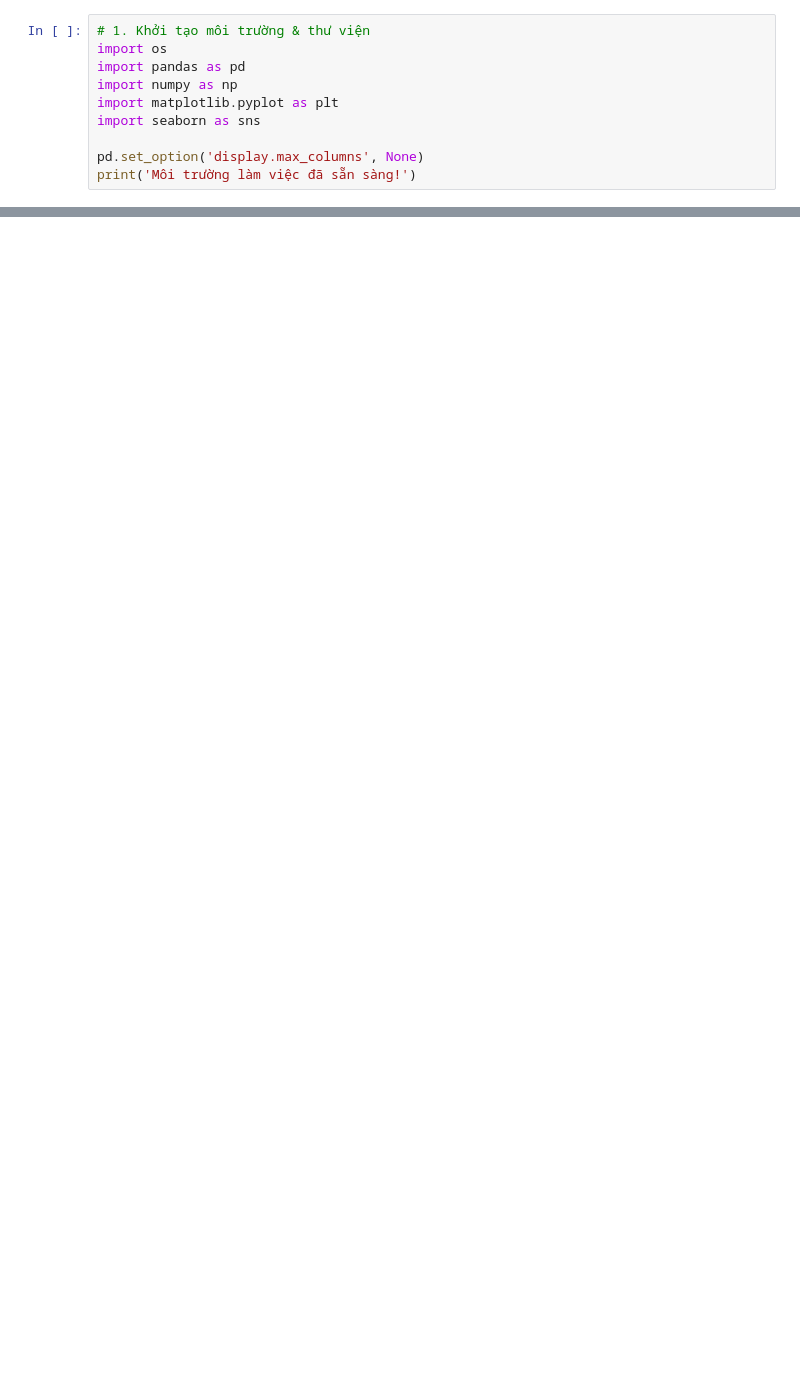
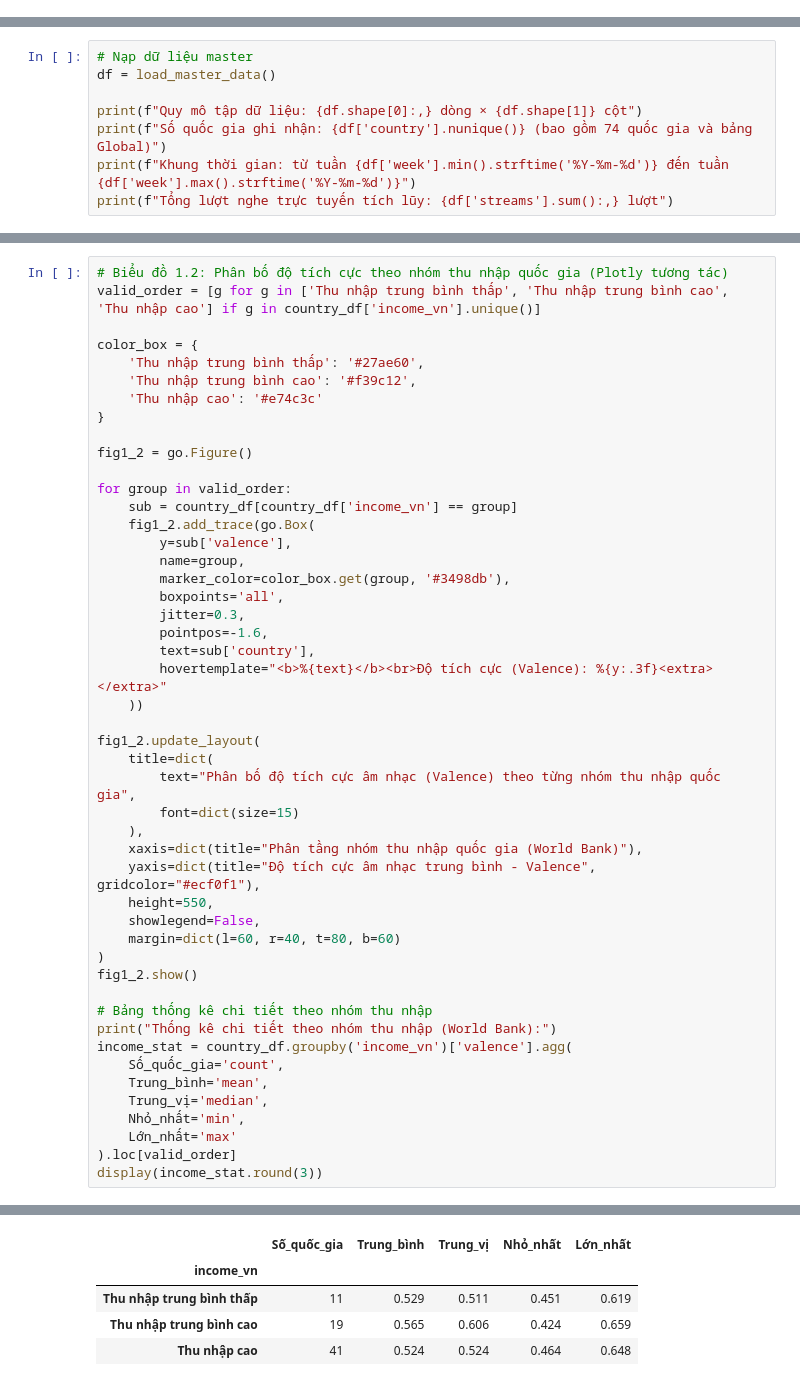
Before and after one commit to lyhiahan/Spotify_Audio_Trends_Analytics, a Jupyter notebook: notebooks/04_story.ipynb, the cells around one changed output, grey strips where cells are left out. Drawn from its saved outputs; the diff is of its cells as text; blank space fills up the shorter version.

Commit message:
Bổ sung data thô

```diff
--- a/notebooks/04_story.ipynb
+++ b/notebooks/04_story.ipynb
@@ -16,10 +0,0 @@
-# %%
-# 1. Khởi tạo môi trường & thư viện
-import os
-import pandas as pd
-import numpy as np
-import matplotlib.pyplot as plt
-import seaborn as sns
-
-pd.set_option('display.max_columns', None)
-print('Môi trường làm việc đã sẵn sàng!')
@@ -25,0 +63,8 @@ print('Môi trường làm việc đã sẵn sàng!')
+# %%
+# Nạp dữ liệu master
+df = load_master_data()
+
+print(f"Quy mô tập dữ liệu: {df.shape[0]:,} dòng × {df.shape[1]} cột")
+print(f"Số quốc gia ghi nhận: {df['country'].nunique()} (bao gồm 74 quốc gia và bảng Global)")
+print(f"Khung thời gian: từ tuần {df['week'].min().strftime('%Y-%m-%d')} đến tuần {df['week'].max().strftime('%Y-%m-%d')}")
+print(f"Tổng lượt nghe trực tuyến tích lũy: {df['streams'].sum():,} lượt")
@@ -25,0 +235,49 @@ print('Môi trường làm việc đã sẵn sàng!')
+# %%
+# Biểu đồ 1.2: Phân bố độ tích cực theo nhóm thu nhập quốc gia (Plotly tương tác)
+valid_order = [g for g in ['Thu nhập trung bình thấp', 'Thu nhập trung bình cao', 'Thu nhập cao'] if g in country_df['income_vn'].unique()]
+
+color_box = {
+    'Thu nhập trung bình thấp': '#27ae60',
+    'Thu nhập trung bình cao': '#f39c12',
+    'Thu nhập cao': '#e74c3c'
+}
+
+fig1_2 = go.Figure()
+
+for group in valid_order:
+    sub = country_df[country_df['income_vn'] == group]
+    fig1_2.add_trace(go.Box(
+        y=sub['valence'],
+        name=group,
+        marker_color=color_box.get(group, '#3498db'),
+        boxpoints='all',
+        jitter=0.3,
+        pointpos=-1.6,
+        text=sub['country'],
+        hovertemplate="<b>%{text}</b><br>Độ tích cực (Valence): %{y:.3f}<extra></extra>"
+    ))
+
+fig1_2.update_layout(
+    title=dict(
+        text="Phân bố độ tích cực âm nhạc (Valence) theo từng nhóm thu nhập quốc gia",
+        font=dict(size=15)
+    ),
+    xaxis=dict(title="Phân tầng nhóm thu nhập quốc gia (World Bank)"),
+    yaxis=dict(title="Độ tích cực âm nhạc trung bình - Valence", gridcolor="#ecf0f1"),
+    height=550,
+    showlegend=False,
+    margin=dict(l=60, r=40, t=80, b=60)
+)
+fig1_2.show()
+
+# Bảng thống kê chi tiết theo nhóm thu nhập
+print("Thống kê chi tiết theo nhóm thu nhập (World Bank):")
+income_stat = country_df.groupby('income_vn')['valence'].agg(
+    Số_quốc_gia='count',
+    Trung_bình='mean',
+    Trung_vị='median',
+    Nhỏ_nhất='min',
+    Lớn_nhất='max'
+).loc[valid_order]
+display(income_stat.round(3))
+# %% [output]
@@ -25,0 +286,5 @@ print('Môi trường làm việc đã sẵn sàng!')
+|  | Số_quốc_gia | Trung_bình | Trung_vị | Nhỏ_nhất | Lớn_nhất |
+| income_vn |  |  |  |  |  |
+| Thu nhập trung bình thấp | 11 | 0.529 | 0.511 | 0.451 | 0.619 |
+| Thu nhập trung bình cao | 19 | 0.565 | 0.606 | 0.424 | 0.659 |
+| Thu nhập cao | 41 | 0.524 | 0.524 | 0.464 | 0.648 |
```
Also changed, not shown: parts of 32 cells of this notebook, 6 other files.
